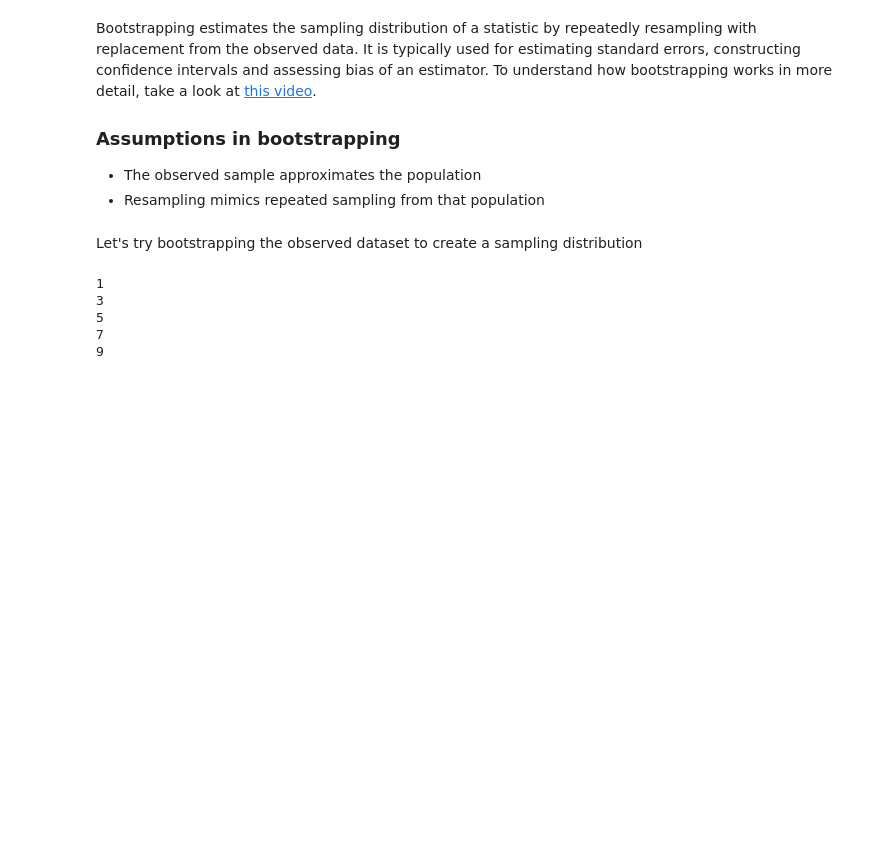
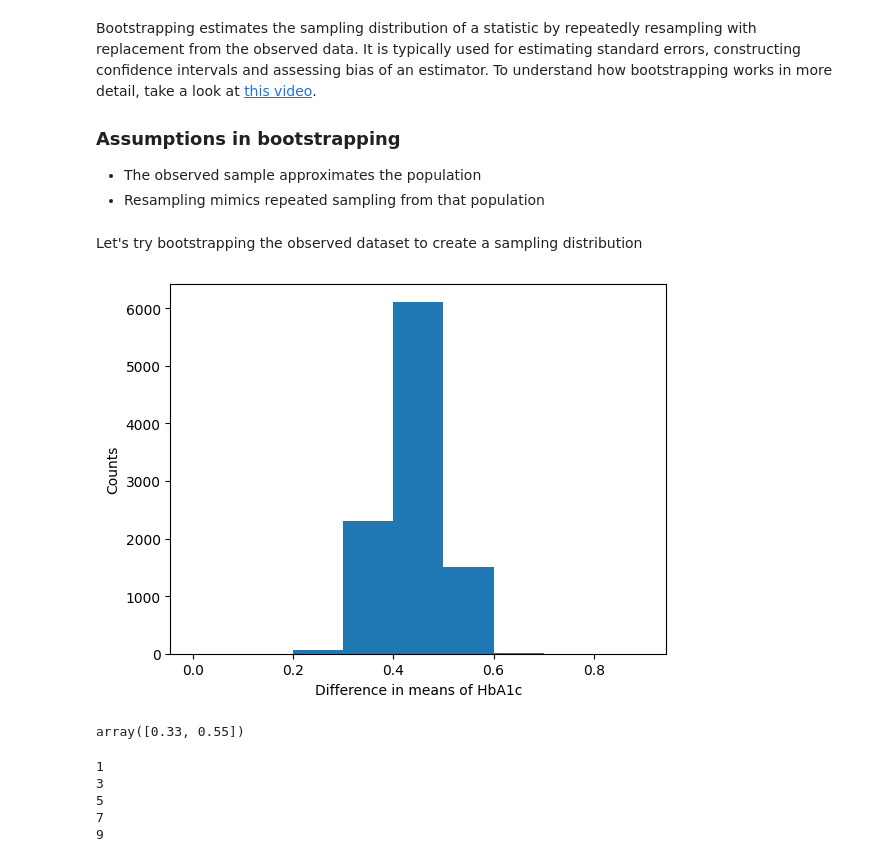
Before and after one commit to anarghya-04/ICSSL_Class1, a Jupyter notebook: bootstrapping_permutation_randomization_tests_CSSL.ipynb, the cells around one changed output. Drawn from its saved outputs; the diff is of its cells as text; code cells hidden in the pictures; blank space fills up the shorter version.

```diff
--- a/bootstrapping_permutation_randomization_tests_CSSL.ipynb
+++ b/bootstrapping_permutation_randomization_tests_CSSL.ipynb
@@ -44,18 +45,29 @@ Let's try bootstrapping the observed dataset to create a sampling distribution
 # %%
 # Step 1 - Decide on the number of times you wish to bootstrap and
 # create an array of that size to store the differences
 B = 10000
-diff_in_means = np.zeros(size=B)
+diff_in_means = np.zeros(B)
 
 # Step 2 - Create a loop to generate bootstrap samples for both control and
 # treatment. Also record the mean difference for each iteration
 for i in range(B):
-  new_control_sample = np.random.choice(control, size=10, replace=True)
+  control_bootstrapped_sample = np.random.choice(control, size=10, replace=True)
+  treatment_bootstrapped_sample = np.random.choice(treatment, size=10, replace=True)
+  mean_diff = treatment_bootstrapped_sample.mean()-control_bootstrapped_sample.mean()
+  diff_in_means[i] = mean_diff
 
 # Step 3 - Plot the histogram of the mean differences
-
+fig, ax = plt.subplots()
+ax.hist(diff_in_means, bins=np.arange(0,1,0.1)) #or can specify bins as an integer (e.g. 10)
+ax.set_xlabel("Difference in means of HbA1c")
+ax.set_ylabel("Counts")
+plt.show()
 
 # Step 4 - Estimate the 97% confidence interval
+np.percentile(diff_in_means,[2.5,97.5]) #gives boundaries
+# %% [output]
+[figure, added]
+array([0.33, 0.55])
 # %%
 for x in range(1,10,2):
   print(x)
```
Also changed, not shown: parts of 8 cells of this notebook.
